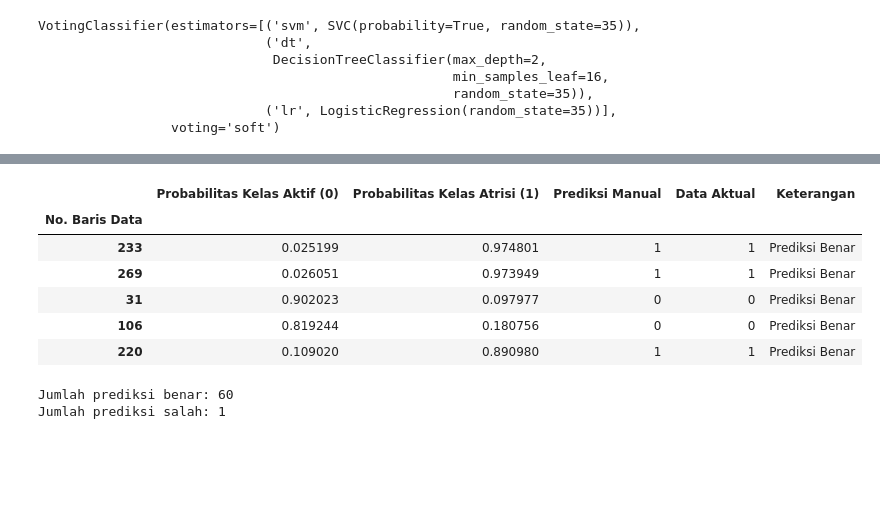
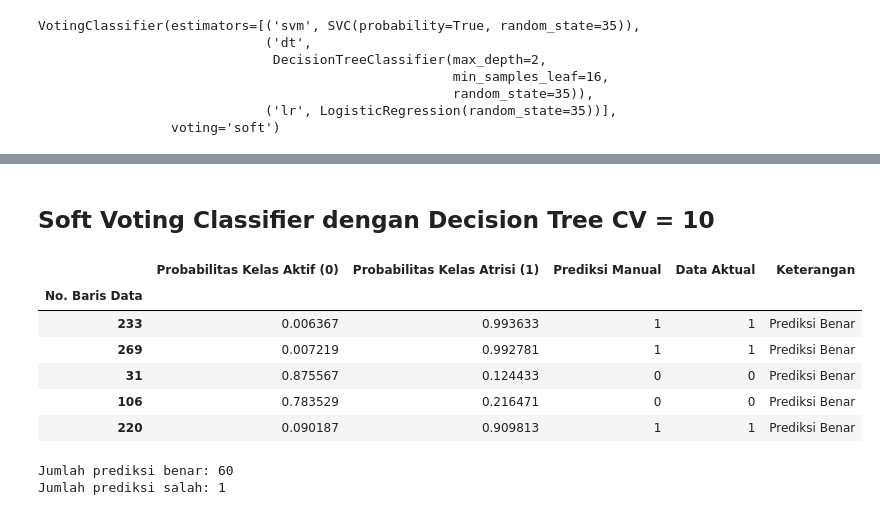
Before and after one commit to AgivChaedar/Prediction-of-Voluntary-Employee-Attrition, a Jupyter notebook: Praproses, Pemodelan, Uji Performa.ipynb, the cells around one changed output, grey strips where cells are left out. Drawn from its saved outputs; the diff is of its cells as text; code cells hidden in the pictures; blank space fills up the shorter version.

```diff
--- a/Praproses, Pemodelan, Uji Performa.ipynb
+++ b/Praproses, Pemodelan, Uji Performa.ipynb
@@ -957,0 +1057,10 @@ Jumlah prediksi salah: 3
+# %%
+# Lakukan penelusuran grid untuk Decision Tree dengan cv=10
+dt_grid_cv10 = GridSearchCV(estimator=dt_model, param_grid=dt_param_grid, scoring='accuracy', cv=10)
+dt_grid_cv10.fit(X_train, y_train)
+
+
+results_cv10 = pd.DataFrame(dt_grid_cv10.cv_results_)
+
+
+results_cv10['cv'] = 10
@@ -957,0 +1080,8 @@ Jumlah prediksi salah: 3
+# %%
+probabilities_dt_hp_cv10 = dt_grid_cv10.predict_proba(X_test)
+
+# Lakukan prediksi pada data uji
+y_pred_dt_hp_cv10 = dt_grid_cv10.predict(X_test)
+
+# Pelatihan decision tree
+keterangan_dt_hp_cv10 = np.where(y_pred_dt_hp_cv10 == y_test, 'Prediksi Benar', 'Prediksi Salah')
@@ -972,33 +1343,35 @@ VotingClassifier(estimators=[('svm', SVC(probability=True, random_state=35)),
+# %% [markdown]
+## Soft Voting Classifier dengan Decision Tree CV = 10
 # %%
 # Menggabungkan probabilitas menggunakan soft voting
-combined_proba_hp = (probabilities_svm + probabilities_dt_hp + probabilities_lr_auto) / 3
+combined_proba_hp_cv10 = (probabilities_svm + probabilities_dt_hp_cv10 + probabilities_lr_auto) / 3
 
 # Prediksi akhir berdasarkan probabilitas yang dihitung
-y_pred_voting_hp = np.argmax(combined_proba_hp, axis=1)
+y_pred_voting_hp_cv10 = np.argmax(combined_proba_hp_cv10, axis=1)
 
 # Buat kolom baru 'Keterangan' berdasarkan kesesuaian prediksi dan data aktual
-keterangan_voting_hp = np.where(y_pred_voting_hp == y_test, 'Prediksi Benar', 'Prediksi Salah')
+keterangan_voting_hp_cv10 = np.where(y_pred_voting_hp_cv10 == y_test, 'Prediksi Benar', 'Prediksi Salah')
 # %%
-df_result_voting_hp = pd.DataFrame({
-    'Probabilitas Kelas Aktif (0)': combined_proba_hp[:, 0],
-    'Probabilitas Kelas Atrisi (1)': combined_proba_hp[:, 1],
+df_result_voting_hp_cv10 = pd.DataFrame({
+    'Probabilitas Kelas Aktif (0)': combined_proba_hp_cv10[:, 0],
+    'Probabilitas Kelas Atrisi (1)': combined_proba_hp_cv10[:, 1],
     # 'Prediksi': y_pred_voting,
-    'Prediksi Manual': y_pred_voting_hp,
+    'Prediksi Manual': y_pred_voting_hp_cv10,
     'Data Aktual': y_test,
-    'Keterangan': keterangan_voting_hp
+    'Keterangan': keterangan_voting_hp_cv10
 })
 
 # Menambahkan judul untuk index
-df_result_voting_hp.index.name = 'No. Baris Data'
+df_result_voting_hp_cv10.index.name = 'No. Baris Data'
 
-df_result_voting_hp.head(5)
+df_result_voting_hp_cv10.head(5)
 # %% [output]
 |  | Probabilitas Kelas Aktif (0) | Probabilitas Kelas Atrisi (1) | Prediksi Manual | Data Aktual | Keterangan |
 | No. Baris Data |  |  |  |  |  |
-| 233 | 0.025199 | 0.974801 | 1 | 1 | Prediksi Benar |
-| 269 | 0.026051 | 0.973949 | 1 | 1 | Prediksi Benar |
-| 31 | 0.902023 | 0.097977 | 0 | 0 | Prediksi Benar |
-| 106 | 0.819244 | 0.180756 | 0 | 0 | Prediksi Benar |
-| 220 | 0.109020 | 0.890980 | 1 | 1 | Prediksi Benar |
+| 233 | 0.006367 | 0.993633 | 1 | 1 | Prediksi Benar |
+| 269 | 0.007219 | 0.992781 | 1 | 1 | Prediksi Benar |
+| 31 | 0.875567 | 0.124433 | 0 | 0 | Prediksi Benar |
+| 106 | 0.783529 | 0.216471 | 0 | 0 | Prediksi Benar |
+| 220 | 0.090187 | 0.909813 | 1 | 1 | Prediksi Benar |
 # %%
 # Hitung jumlah prediksi benar dan salah
```
Also changed, not shown: parts of 52 cells of this notebook.
